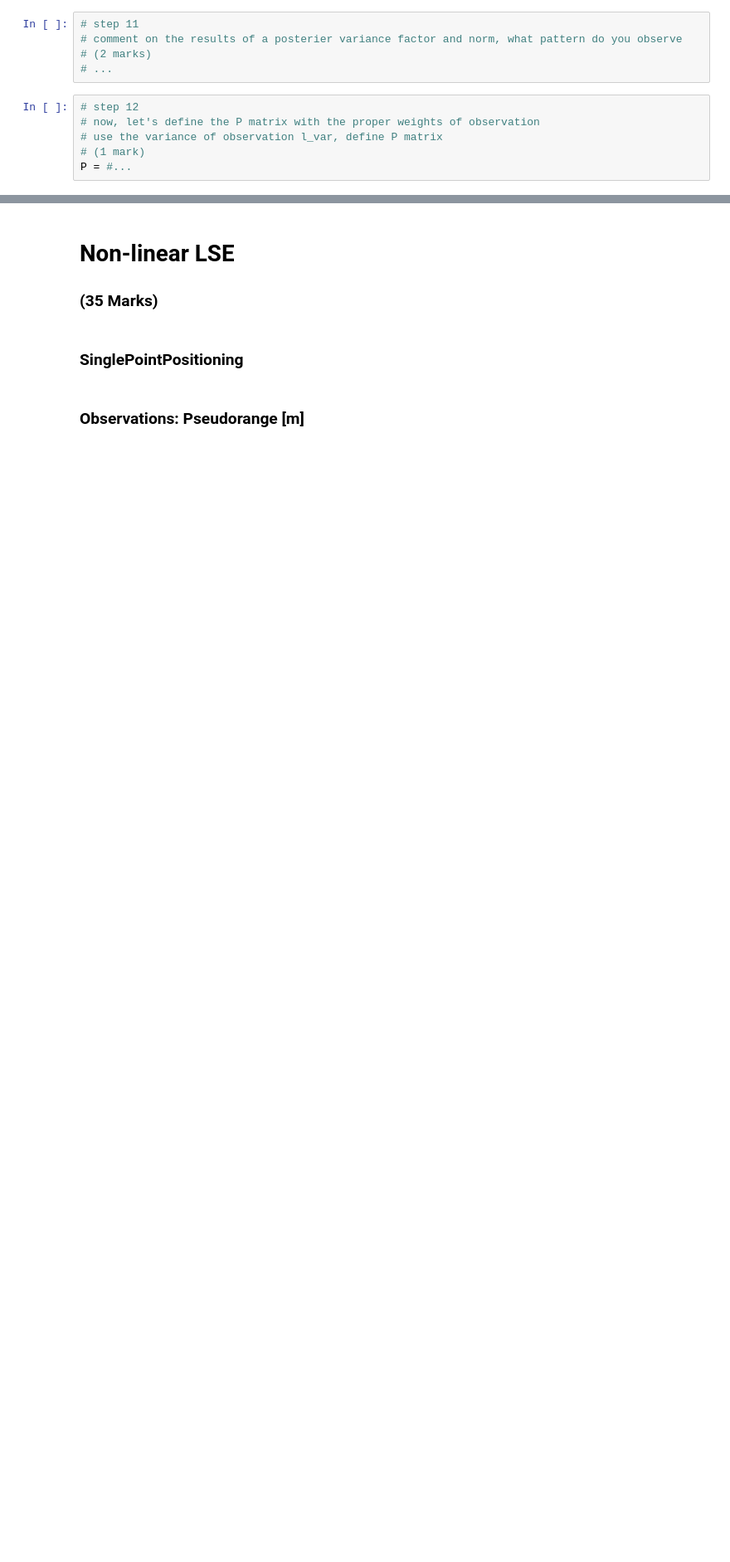
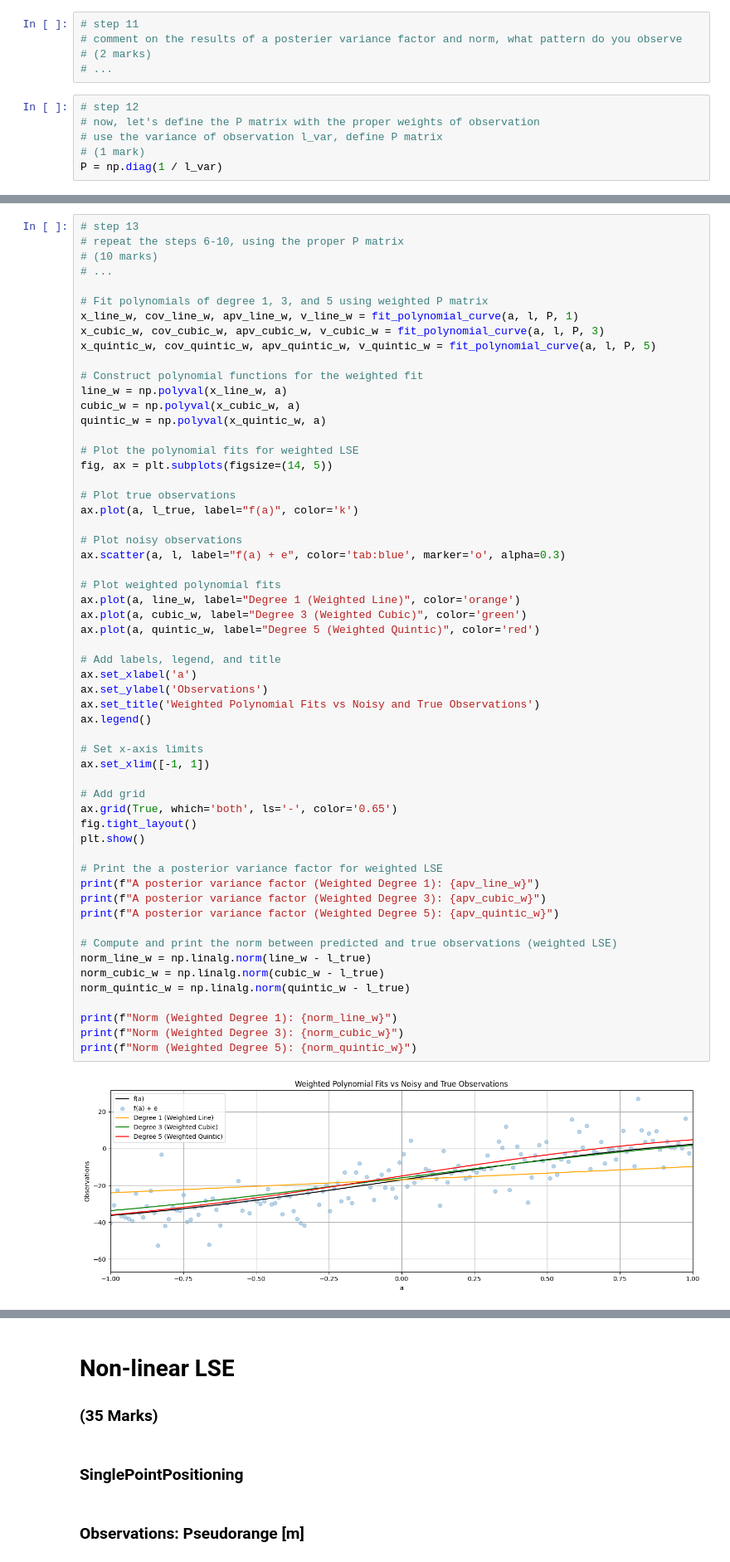
Before and after one commit to ObehiEdeoghon/engg680_2024_fall, a Jupyter notebook: Lab_Assignment2/Assignment2.ipynb, the cells around one changed output, grey strips where cells are left out. Shown: that part at 83% size. Cells and saved outputs as stored; diff of their text form; blank space fills up the shorter version.

```diff
--- a/Lab_Assignment2/Assignment2.ipynb
+++ b/Lab_Assignment2/Assignment2.ipynb
@@ -183,4 +216,4 @@ fig.tight_layout()
 # now, let's define the P matrix with the proper weights of observation
 # use the variance of observation l_var, define P matrix
 # (1 mark)
-P = #...
+P = np.diag(1 / l_var)
@@ -196,0 +220,59 @@ P = #...
+# %%
+# step 13
+# repeat the steps 6-10, using the proper P matrix
+# (10 marks)
+# ...
+
+# Fit polynomials of degree 1, 3, and 5 using weighted P matrix
+x_line_w, cov_line_w, apv_line_w, v_line_w = fit_polynomial_curve(a, l, P, 1)
+x_cubic_w, cov_cubic_w, apv_cubic_w, v_cubic_w = fit_polynomial_curve(a, l, P, 3)
+x_quintic_w, cov_quintic_w, apv_quintic_w, v_quintic_w = fit_polynomial_curve(a, l, P, 5)
+
+# Construct polynomial functions for the weighted fit
+line_w = np.polyval(x_line_w, a)
+cubic_w = np.polyval(x_cubic_w, a)
+quintic_w = np.polyval(x_quintic_w, a)
+
+# Plot the polynomial fits for weighted LSE
+fig, ax = plt.subplots(figsize=(14, 5))
+
+# Plot true observations
+ax.plot(a, l_true, label="f(a)", color='k')
+
+# Plot noisy observations
+ax.scatter(a, l, label="f(a) + e", color='tab:blue', marker='o', alpha=0.3)
+
+# Plot weighted polynomial fits
+ax.plot(a, line_w, label="Degree 1 (Weighted Line)", color='orange')
+ax.plot(a, cubic_w, label="Degree 3 (Weighted Cubic)", color='green')
+ax.plot(a, quintic_w, label="Degree 5 (Weighted Quintic)", color='red')
+
+# Add labels, legend, and title
+ax.set_xlabel('a')
+ax.set_ylabel('Observations')
+ax.set_title('Weighted Polynomial Fits vs Noisy and True Observations')
+ax.legend()
+
+# Set x-axis limits
+ax.set_xlim([-1, 1])
+
+# Add grid
+ax.grid(True, which='both', ls='-', color='0.65')
+fig.tight_layout()
+plt.show()
+
+# Print the a posterior variance factor for weighted LSE
+print(f"A posterior variance factor (Weighted Degree 1): {apv_line_w}")
+print(f"A posterior variance factor (Weighted Degree 3): {apv_cubic_w}")
+print(f"A posterior variance factor (Weighted Degree 5): {apv_quintic_w}")
+
+# Compute and print the norm between predicted and true observations (weighted LSE)
+norm_line_w = np.linalg.norm(line_w - l_true)
+norm_cubic_w = np.linalg.norm(cubic_w - l_true)
+norm_quintic_w = np.linalg.norm(quintic_w - l_true)
+
+print(f"Norm (Weighted Degree 1): {norm_line_w}")
+print(f"Norm (Weighted Degree 3): {norm_cubic_w}")
+print(f"Norm (Weighted Degree 5): {norm_quintic_w}")
+# %% [output]
+[figure, added]
```
Also changed, not shown: parts of 9 cells of this notebook, 1 other file.
